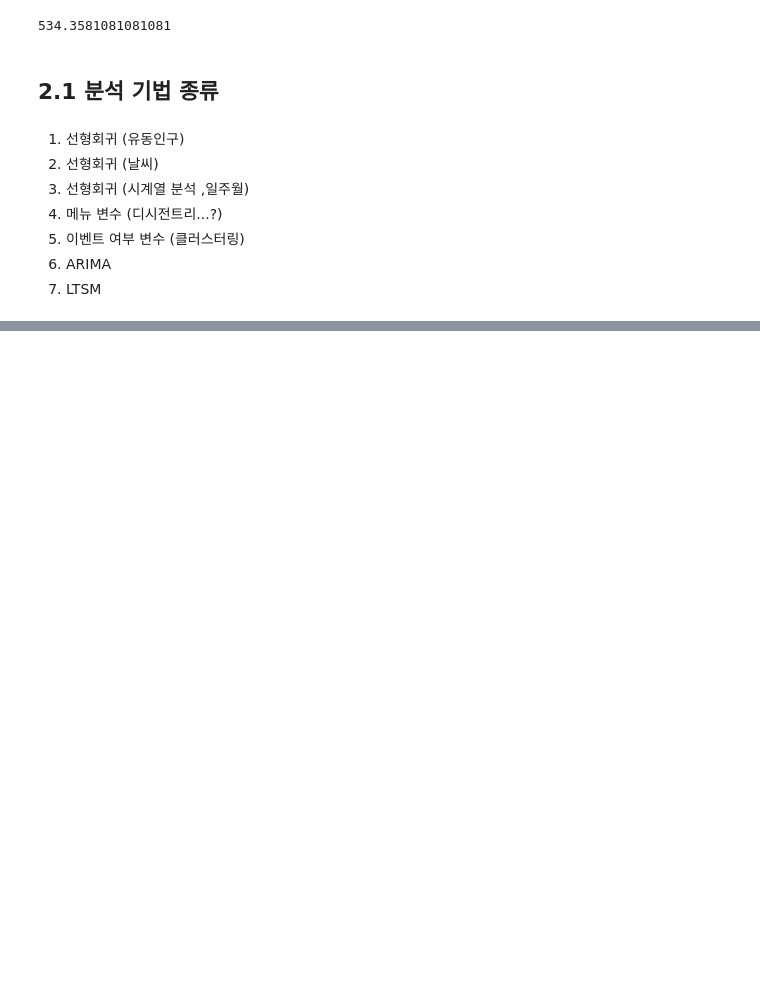
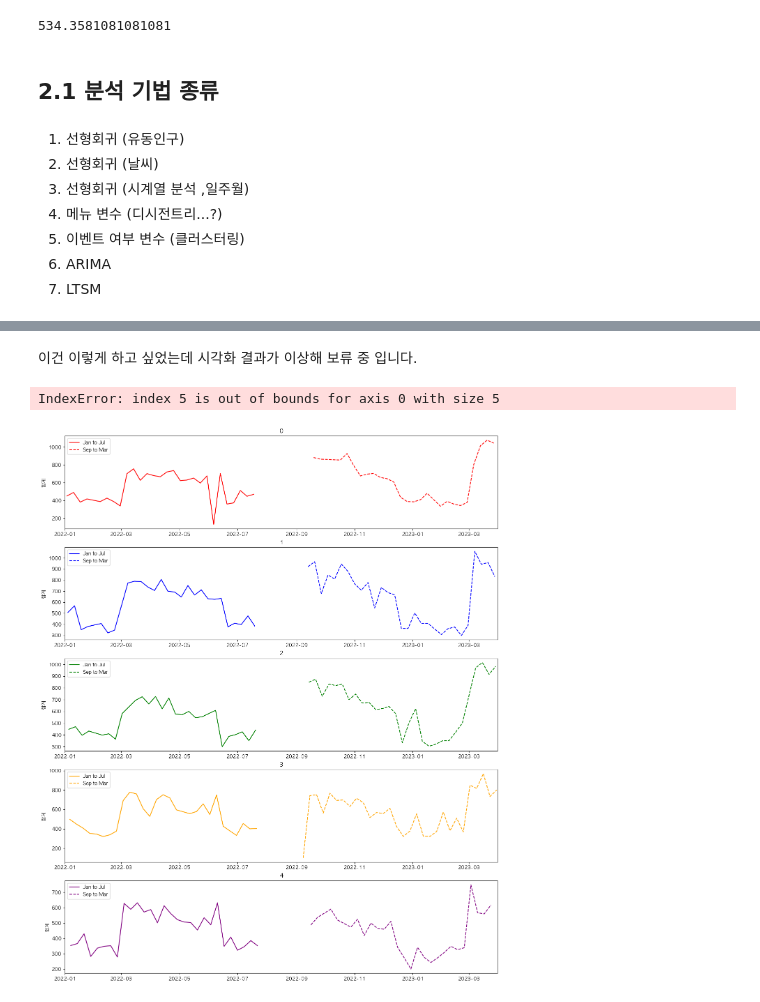
Before and after one commit to 10wook/School_Restaurants_demand_forcast, a Jupyter notebook: test.ipynb, the cells around one changed output, grey strips where cells are left out. Cells and saved outputs as stored; diff of their text form; code cells hidden in the pictures; blank space fills up the shorter version.

```diff
--- a/test.ipynb
+++ b/test.ipynb
@@ -1135,0 +1306,32 @@ plt.show()
+# %% [markdown]
+이건 이렇게 하고 싶었는데 시각화 결과가 이상해 보류 중 입니다.
+# %%
+fig, axes = plt.subplots(5, 1, figsize=(16, 20))
+
+days = ['월', '화', '수', '목', '금']
+
+for i, (day, color) in enumerate(colors.items()):
+    if day in ['토', '일']:
+        continue
+
+    subset1 = date_tot[(date_tot['요일'] == day) & (date_tot['날짜'].between('2022-01-01', '2022-07-31'))]
+    subset2 = date_tot[(date_tot['요일'] == day) & (date_tot['날짜'].between('2022-09-01', '2023-03-31'))]
+
+    ax = axes[i]
+
+    ax.set_title(day)
+    ax.plot(pd.to_datetime(subset1['날짜']).dt.date, subset1['합계'], color=color, label='Jan to Jul')
+    ax.plot(pd.to_datetime(subset2['날짜']).dt.date, subset2['합계'], color=color, linestyle='dashed', label='Sep to Mar')
+    ax.set_ylabel('합계')
+    ax.legend()
+
+    ax.set_xlim(pd.Timestamp('2022-01-01'), pd.Timestamp('2023-03-31'))
+
+for j in range(5, 7):
+    axes[j].remove()
+
+plt.tight_layout()
+plt.show()
+# %% [output]
+IndexError: index 5 is out of bounds for axis 0 with size 5
+[figure, added]
```
Also changed, not shown: parts of 41 cells of this notebook, 5 other files.
